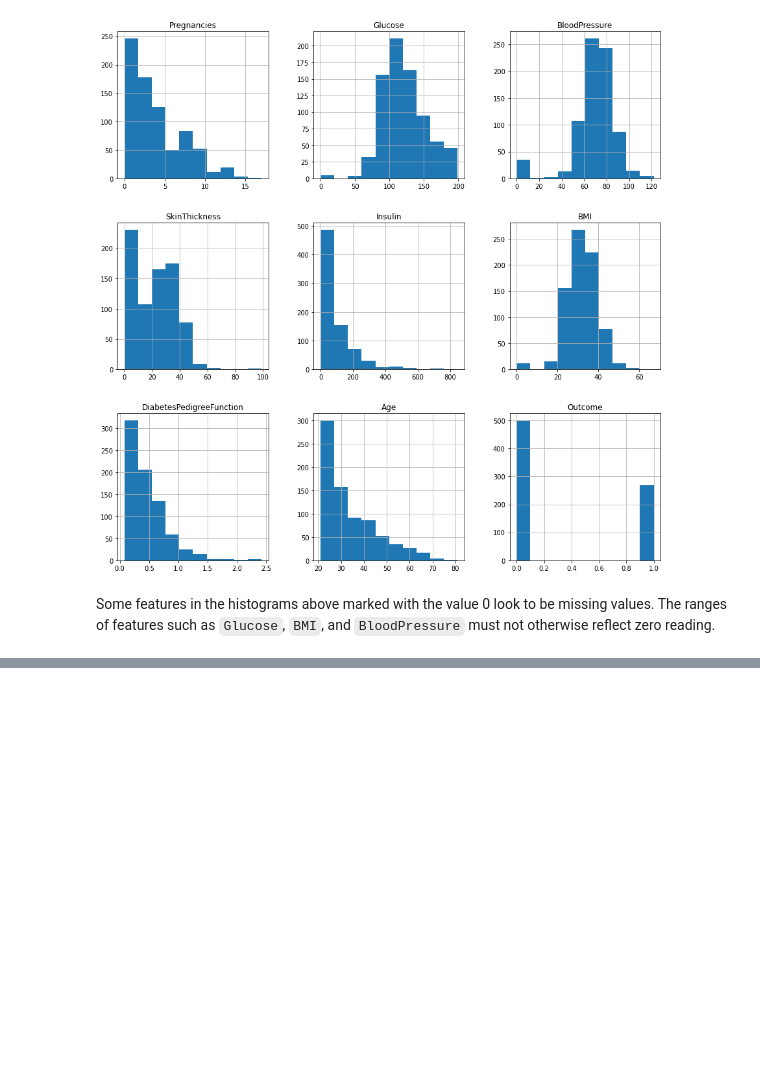
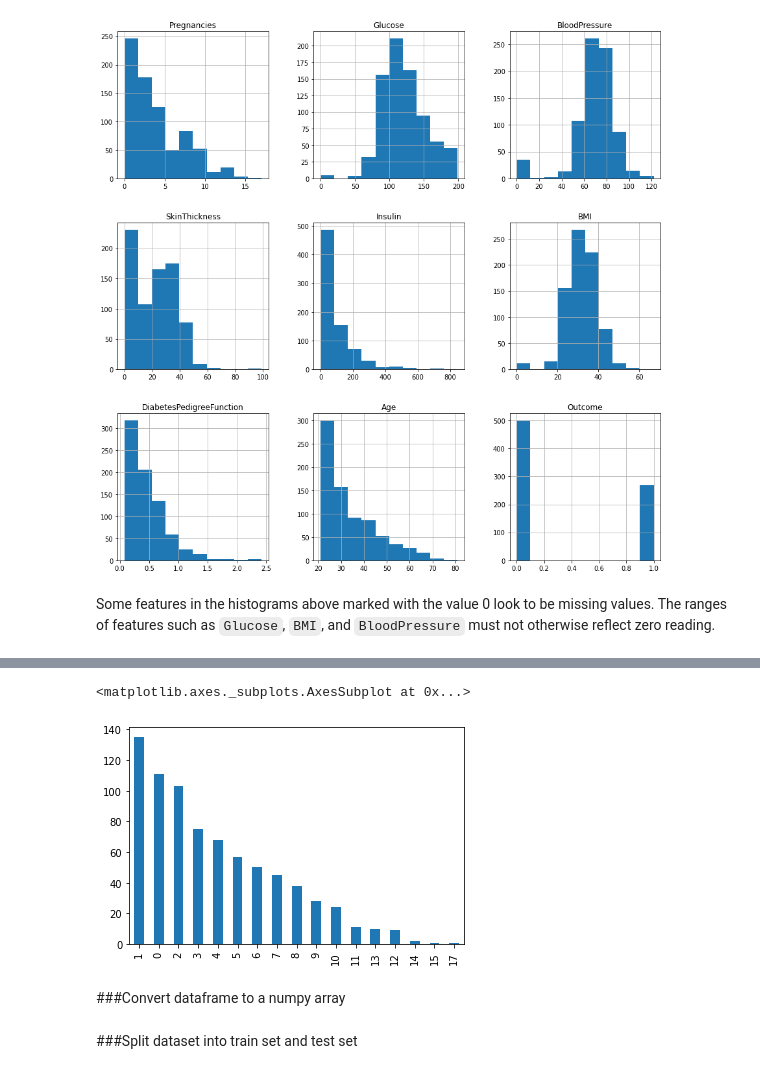
Before and after one commit to araghuwanshi19/pima_indians_diabetes_classification, a Jupyter notebook: pima_indians_diabetes_classification.ipynb, the cells around one changed output, grey strips where cells are left out. Saved outputs shown, nothing was run; the diff lists cells and outputs as text; code cells hidden in the pictures; blank space fills up the shorter version.

```diff
--- a/pima_indians_diabetes_classification.ipynb
+++ b/pima_indians_diabetes_classification.ipynb
@@ -106,0 +122,5 @@ Some features in the histograms above marked with the value 0 look to be missing
+# %%
+pd.value_counts(df['Pregnancies']).plot.bar()
+# %% [output]
+<matplotlib.axes._subplots.AxesSubplot at 0x...>
+[figure, added]
@@ -106,0 +129,2 @@ Some features in the histograms above marked with the value 0 look to be missing
+# %% [markdown]
+###Convert dataframe to a numpy array
@@ -106,0 +138,2 @@ Some features in the histograms above marked with the value 0 look to be missing
+# %% [markdown]
+###Split dataset into train set and test set
```
Also changed, not shown: parts of 12 cells of this notebook.
